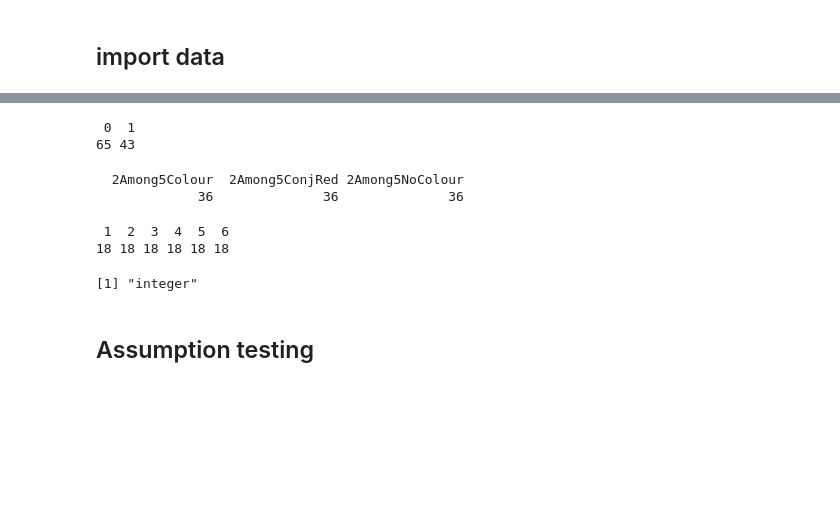
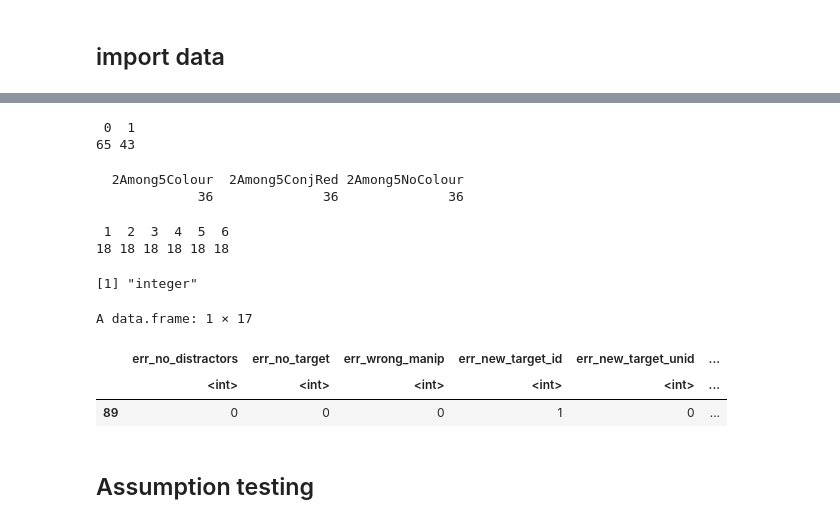
Before and after one commit to emmalerichter/VisualSearchLLM, a Jupyter notebook: Analysis/Hypothesis1R-AS.ipynb, the cells around one changed output, grey strips where cells are left out. Saved outputs shown, nothing was run; the diff lists cells and outputs as text; code cells hidden in the pictures; blank space fills up the shorter version.

```diff
--- a/Analysis/Hypothesis1R-AS.ipynb
+++ b/Analysis/Hypothesis1R-AS.ipynb
@@ -30,33 +48,38 @@ condition_labels <- c(
 bin_labels <- c(
   "1"  = "1\n(1–4)",
   "2"  = "2\n(5–8)",
   "3"  = "3\n(9–16)",
   "4"  = "4\n(17–32)",
   "5"  = "5\n(33–64)",
   "6"  = "6\n(65–99)"
 )
 colours <- c(
   '2Among5Colour'    = "#9B69FF",
   '2Among5ConjRed'   = "#DFC12F",
   '2Among5NoColour'  = "#F84AC1"
 )
 
 table(fulldataAS$success)
 table(fulldataAS$condition)
 table(fulldataAS$bin_group)
 
 fulldataAS$condtion = as.factor(fulldataAS$condition)
 fulldataAS$bin_group = as.integer(fulldataAS$bin_group)
 fulldataAS$video_filename = as.factor(fulldataAS$video_filename)
 class(fulldataAS$bin_group)
+subset(fulldataAS, video_filename == "2Among5ConjRed_Bin2_Sample3.mp4", select = grep("^err_", names(fulldataAS), value = TRUE))
 # %% [output]
  0  1
 65 43
   2Among5Colour  2Among5ConjRed 2Among5NoColour
              36              36              36
  1  2  3  4  5  6
 18 18 18 18 18 18
 [1] "integer"
+A data.frame: 1 × 17
+|  | err_no_distractors | err_no_target | err_wrong_manip | err_new_target_id | err_new_target_unid | ... |
+|  | <int> | <int> | <int> | <int> | <int> | ... |
+| 89 | 0 | 0 | 0 | 1 | 0 | ... |
 # %% [markdown]
 ## Assumption testing
 # %%
```
Also changed, not shown: parts of 6 cells of this notebook, 44 other files.
